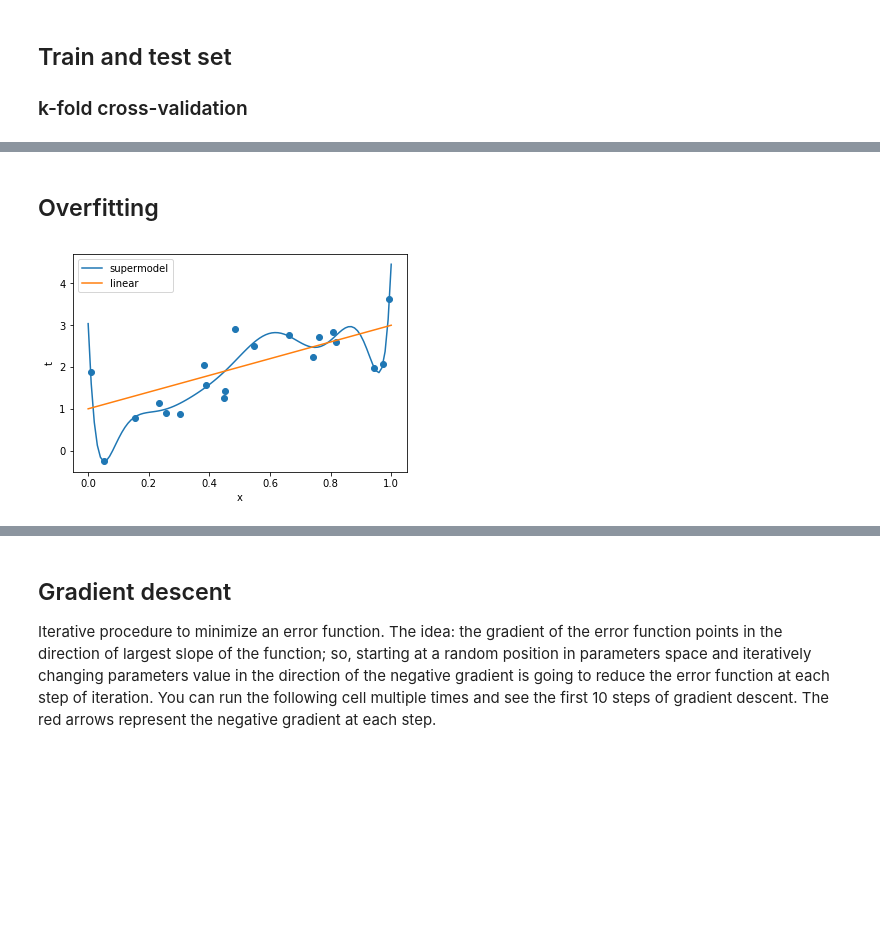
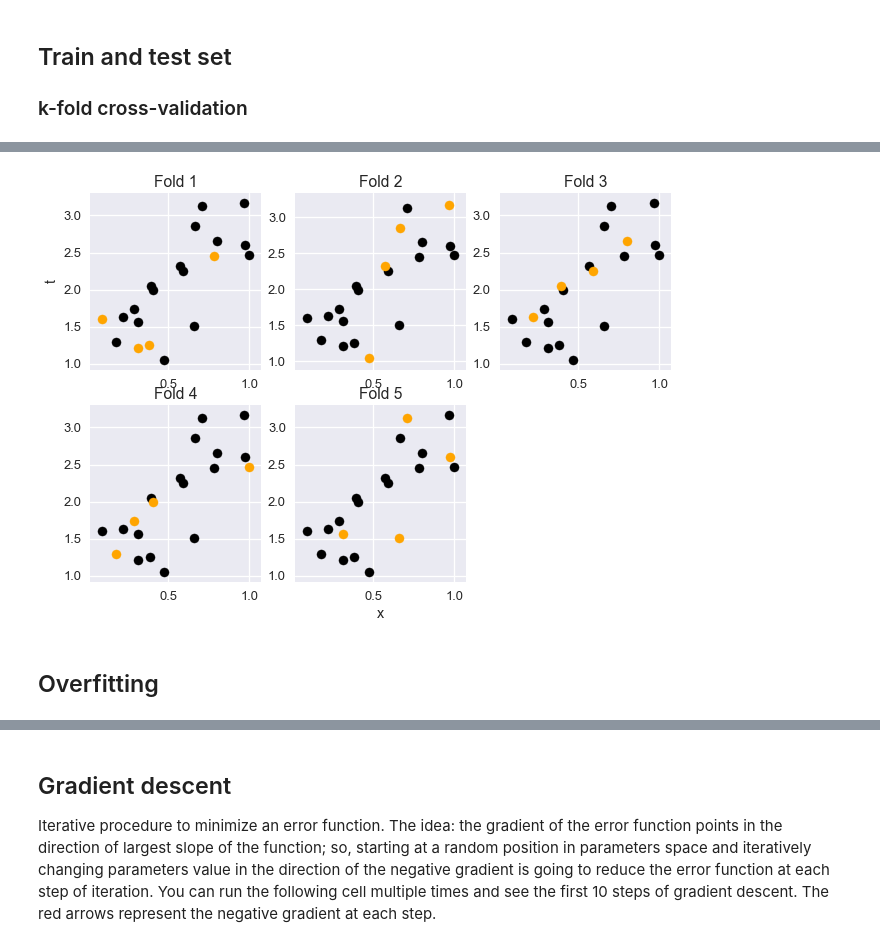
Before and after one commit to andins/ML_intro, a Jupyter notebook: ML_intro.ipynb, the cells around one changed output, grey strips where cells are left out. Drawn from its saved outputs; the diff is of its cells as text; code cells hidden in the pictures; blank space fills up the shorter version.

```diff
--- a/ML_intro.ipynb
+++ b/ML_intro.ipynb
@@ -61,21 +51,20 @@ plt.show()
+# %%
+k = 5
+x_tr, x_te, t_tr, t_te = split_train_test(x, t, k=k)
+plt.figure()
+rows = int(np.sqrt(k))
+cols = np.ceil(k/int(np.sqrt(k)))
+for i in range(k):
+    plt.subplot(rows, cols, i+1)
+    plt.scatter(x_tr[i], t_tr[i], color='black')
+    plt.scatter(x_te[i], t_te[i], color='orange')
+    plt.title('Fold ' + str(i+1))
+    if i==0:
+        plt.ylabel('t')
+    if i==k-1:
+        plt.xlabel('x')
+plt.show()
+# %% [output]
+[figure, added]
 # %% [markdown]
 ## Overfitting
-# %%
-s = supermodel()
-num_samples = 20
-x = np.random.rand(num_samples)
-noise = np.random.randn(num_samples) * .5 + 0
-t = x * 2 + 1 + noise
-s.fit(x, t)
-xx = np.linspace(0, 1, 100)
-y = s.predict(xx)
-plt.figure()
-plt.scatter(x, t)
-plt.plot(xx, y, label='supermodel')
-plt.plot(xx, xx*2+1, label='linear')
-plt.legend()
-plt.xlabel('x')
-plt.ylabel('t')
-plt.show()
-# %% [output]
-[figure, removed]
```
Also changed, not shown: parts of 9 cells of this notebook, 1 other file.
